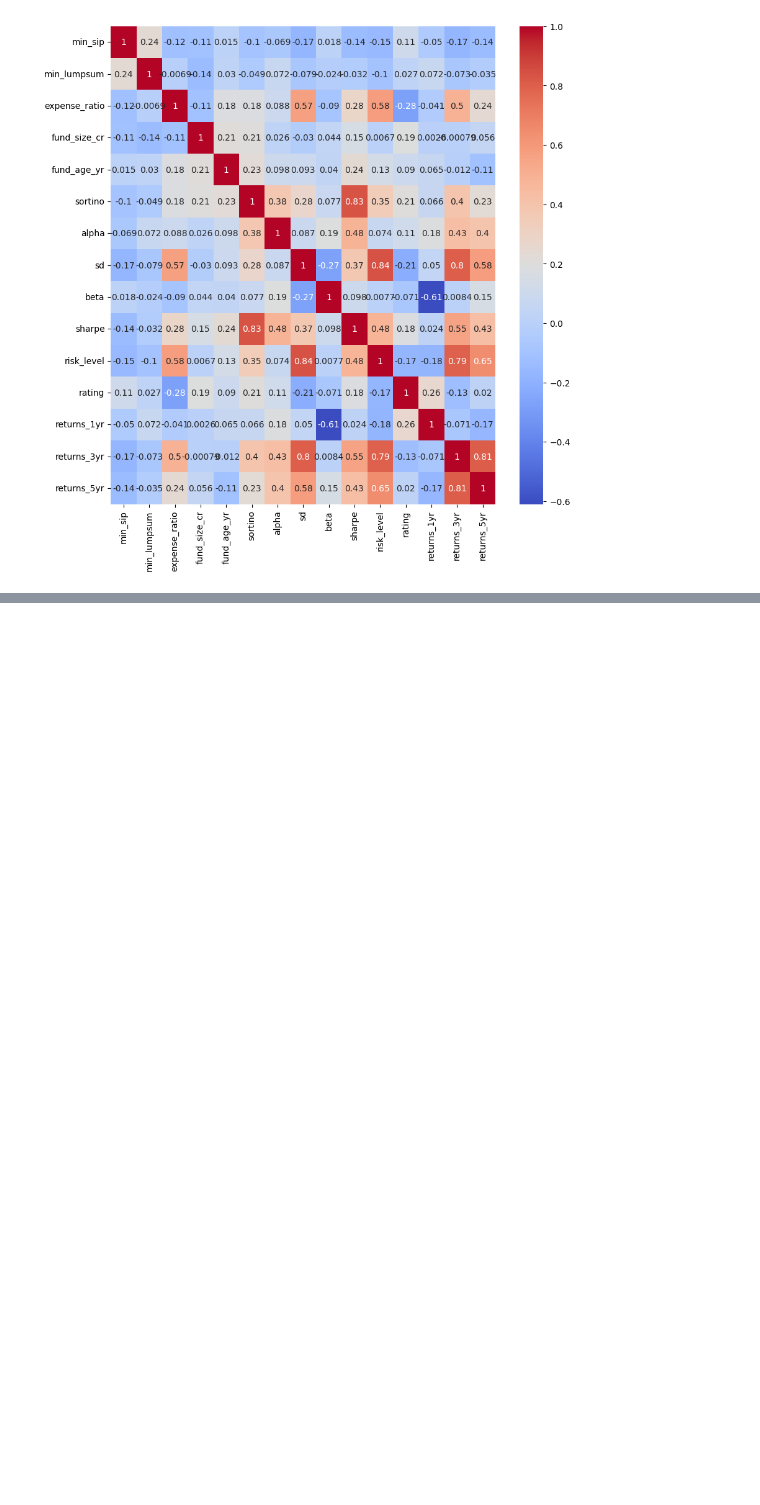
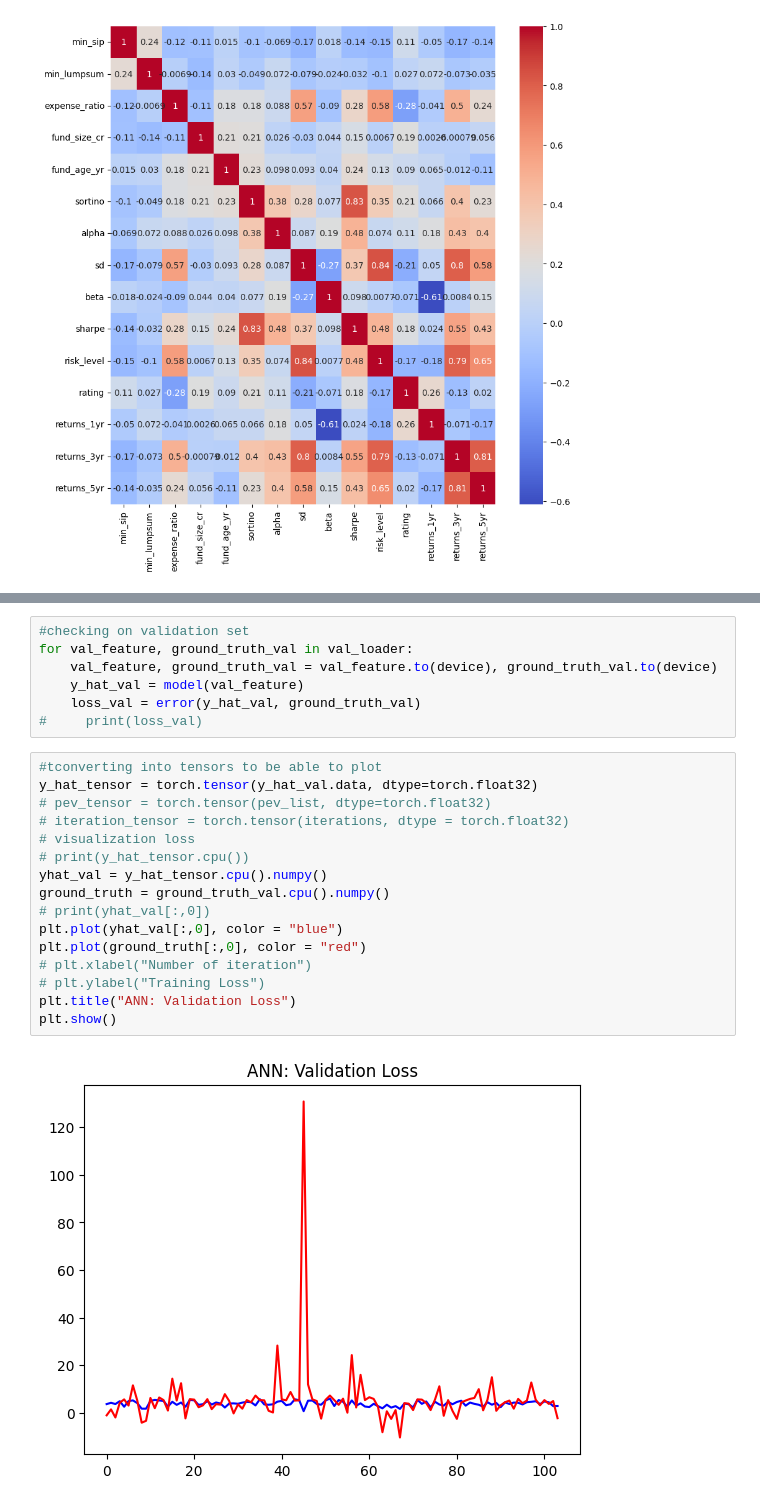
Before and after one commit to goyalharshit79/Mutual-Funds-EDA, a Jupyter notebook: mutual-funds.ipynb, the cells around one changed output, grey strips where cells are left out. Saved outputs shown, nothing was run; the diff lists cells and outputs as text; blank space fills up the shorter version.

```diff
--- a/mutual-funds.ipynb
+++ b/mutual-funds.ipynb
@@ -270,0 +464,25 @@ plt.show()
+# %%
+#checking on validation set
+for val_feature, ground_truth_val in val_loader:
+    val_feature, ground_truth_val = val_feature.to(device), ground_truth_val.to(device)
+    y_hat_val = model(val_feature)
+    loss_val = error(y_hat_val, ground_truth_val)
+#     print(loss_val)
+# %%
+#tconverting into tensors to be able to plot
+y_hat_tensor = torch.tensor(y_hat_val.data, dtype=torch.float32)
+# pev_tensor = torch.tensor(pev_list, dtype=torch.float32)
+# iteration_tensor = torch.tensor(iterations, dtype = torch.float32)
+# visualization loss
+# print(y_hat_tensor.cpu())
+yhat_val = y_hat_tensor.cpu().numpy()
+ground_truth = ground_truth_val.cpu().numpy()
+# print(yhat_val[:,0])
+plt.plot(yhat_val[:,0], color = "blue")
+plt.plot(ground_truth[:,0], color = "red")
+# plt.xlabel("Number of iteration")
+# plt.ylabel("Training Loss")
+plt.title("ANN: Validation Loss")
+plt.show()
+# %% [output]
+[figure, added]
```
Also changed, not shown: parts of 25 cells of this notebook.
